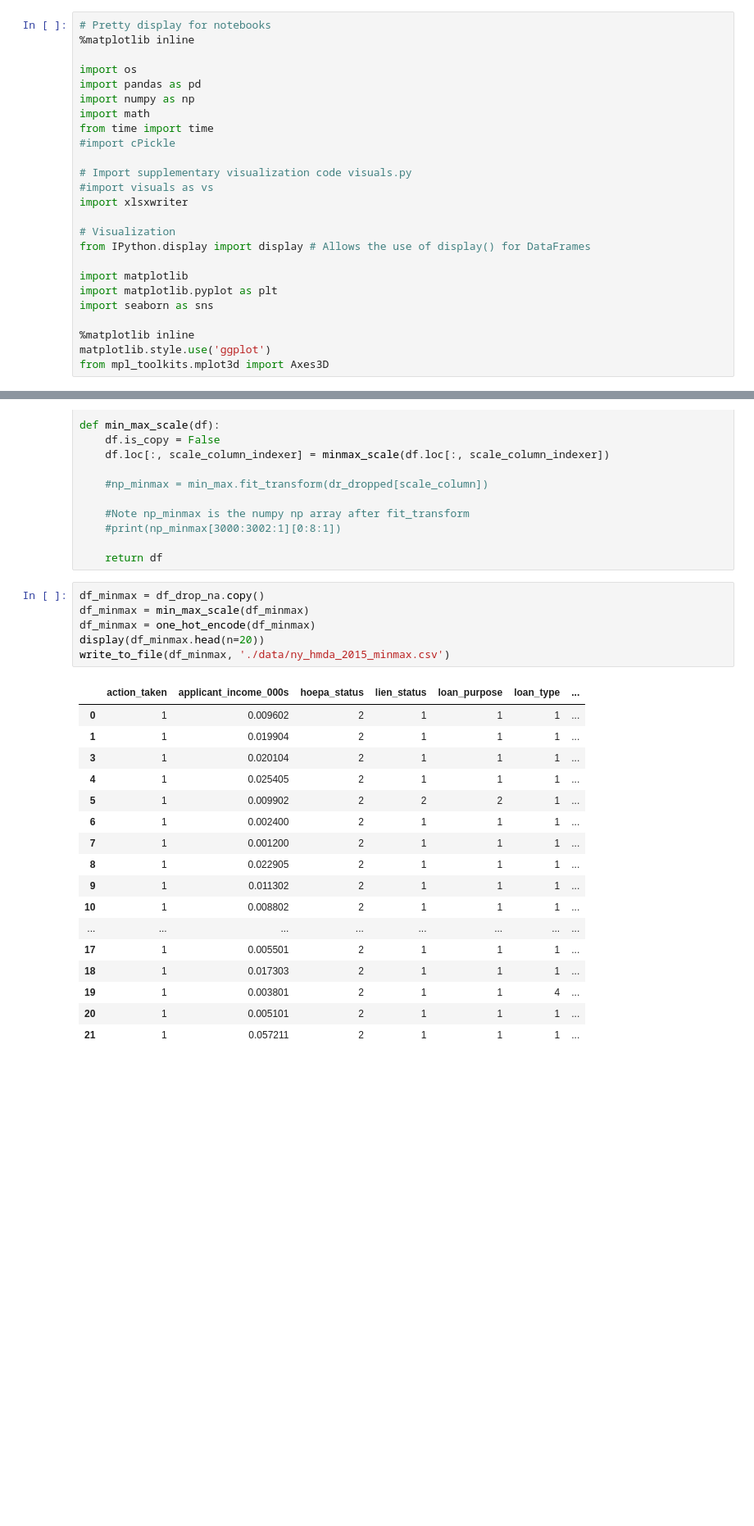
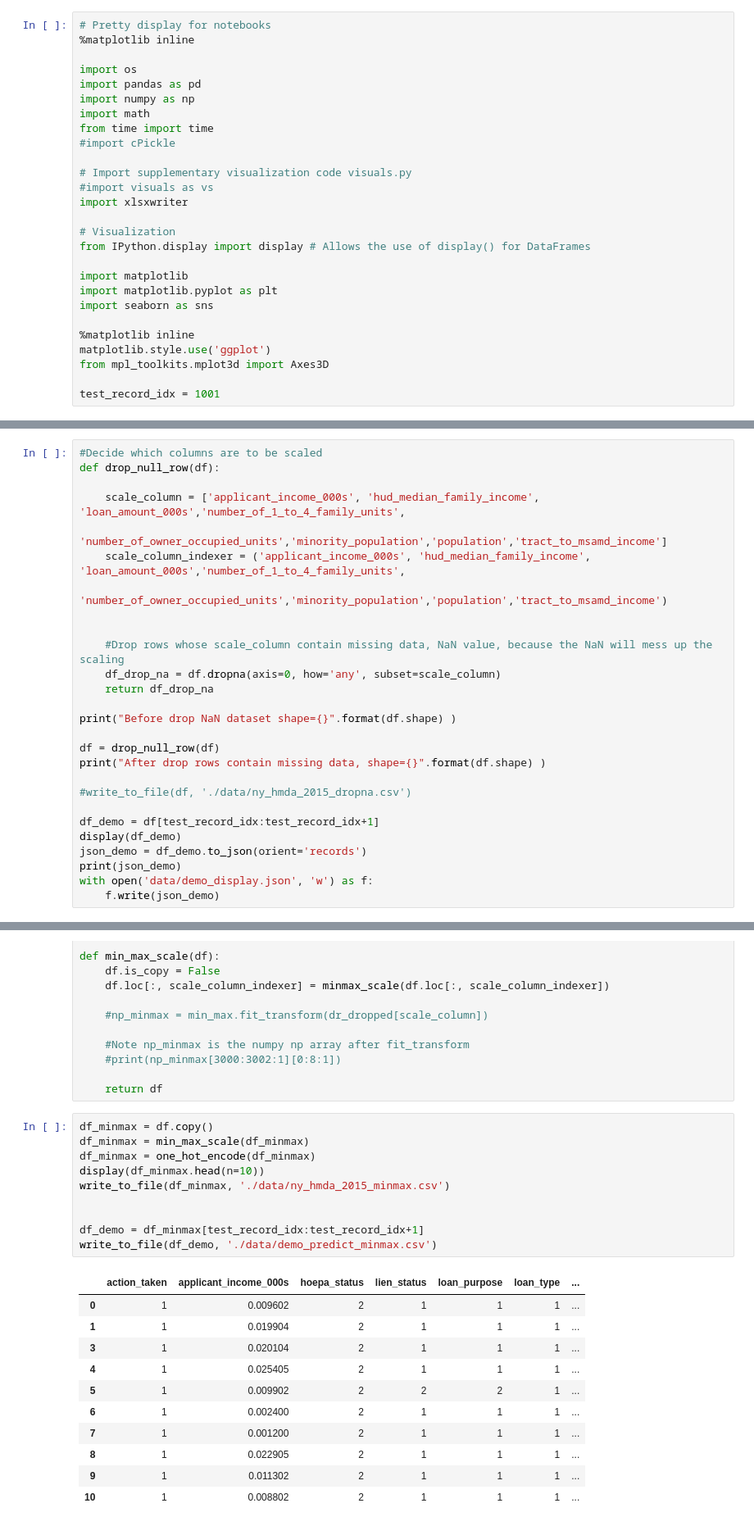
Before and after one commit to melindadevins/ai-loan-analysis, a Jupyter notebook: process_data.ipynb, the cells around one changed output, grey strips where cells are left out. Shown: that part at 82% size. Cells and saved outputs as stored; diff of their text form; blank space fills up the shorter version.

```diff
--- a/process_data.ipynb
+++ b/process_data.ipynb
@@ -31,6 +31,8 @@ import seaborn as sns
 %matplotlib inline
 matplotlib.style.use('ggplot')
 from mpl_toolkits.mplot3d import Axes3D
+
+test_record_idx = 1001
 # %% [markdown]
 ## Load the data from csv file
 for now, you have to manualy unzip the file on your computer before running the following code
@@ -405,0 +427,27 @@ Percentage of loan deny is: 0.3091749421135711
+# %%
+#Decide which columns are to be scaled
+def drop_null_row(df):
+
+    scale_column = ['applicant_income_000s', 'hud_median_family_income', 'loan_amount_000s','number_of_1_to_4_family_units',
+                    'number_of_owner_occupied_units','minority_population','population','tract_to_msamd_income']
+    scale_column_indexer = ('applicant_income_000s', 'hud_median_family_income', 'loan_amount_000s','number_of_1_to_4_family_units',
+                    'number_of_owner_occupied_units','minority_population','population','tract_to_msamd_income')
+
+
+    #Drop rows whose scale_column contain missing data, NaN value, because the NaN will mess up the scaling
+    df_drop_na = df.dropna(axis=0, how='any', subset=scale_column)
+    return df_drop_na
+
+print("Before drop NaN dataset shape={}".format(df.shape) )
+
+df = drop_null_row(df)
+print("After drop rows contain missing data, shape={}".format(df.shape) )
+
+#write_to_file(df, './data/ny_hmda_2015_dropna.csv')
+
+df_demo = df[test_record_idx:test_record_idx+1]
+display(df_demo)
+json_demo = df_demo.to_json(orient='records')
+print(json_demo)
+with open('data/demo_display.json', 'w') as f:
+    f.write(json_demo)
@@ -652,26 +653,24 @@ def min_max_scale(df):
 
     return df
 # %%
-df_minmax = df_drop_na.copy()
+df_minmax = df.copy()
 df_minmax = min_max_scale(df_minmax)
 df_minmax = one_hot_encode(df_minmax)
-display(df_minmax.head(n=20))
+display(df_minmax.head(n=10))
 write_to_file(df_minmax, './data/ny_hmda_2015_minmax.csv')
+
+
+df_demo = df_minmax[test_record_idx:test_record_idx+1]
+write_to_file(df_demo, './data/demo_predict_minmax.csv')
 # %% [output]
 |  | action_taken | applicant_income_000s | hoepa_status | lien_status | loan_purpose | loan_type | ... |
 | 0 | 1 | 0.009602 | 2 | 1 | 1 | 1 | ... |
 | 1 | 1 | 0.019904 | 2 | 1 | 1 | 1 | ... |
 | 3 | 1 | 0.020104 | 2 | 1 | 1 | 1 | ... |
 | 4 | 1 | 0.025405 | 2 | 1 | 1 | 1 | ... |
 | 5 | 1 | 0.009902 | 2 | 2 | 2 | 1 | ... |
 | 6 | 1 | 0.002400 | 2 | 1 | 1 | 1 | ... |
 | 7 | 1 | 0.001200 | 2 | 1 | 1 | 1 | ... |
 | 8 | 1 | 0.022905 | 2 | 1 | 1 | 1 | ... |
 | 9 | 1 | 0.011302 | 2 | 1 | 1 | 1 | ... |
 | 10 | 1 | 0.008802 | 2 | 1 | 1 | 1 | ... |
-| ... | ... | ... | ... | ... | ... | ... | ... |
-| 17 | 1 | 0.005501 | 2 | 1 | 1 | 1 | ... |
-| 18 | 1 | 0.017303 | 2 | 1 | 1 | 1 | ... |
-| 19 | 1 | 0.003801 | 2 | 1 | 1 | 4 | ... |
-| 20 | 1 | 0.005101 | 2 | 1 | 1 | 1 | ... |
-| 21 | 1 | 0.057211 | 2 | 1 | 1 | 1 | ... |
```
Also changed, not shown: parts of 10 cells of this notebook, 5 other files.
